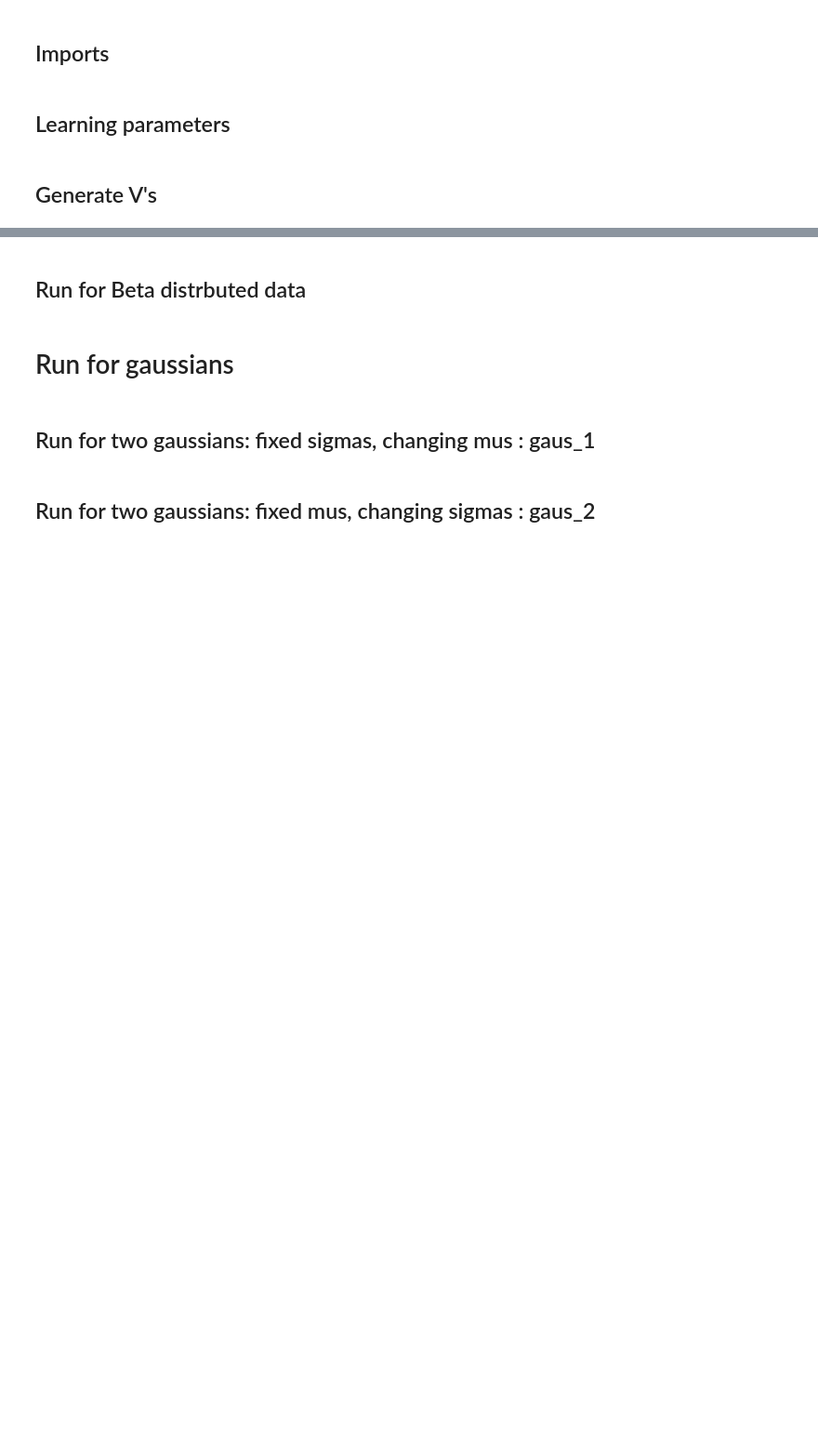
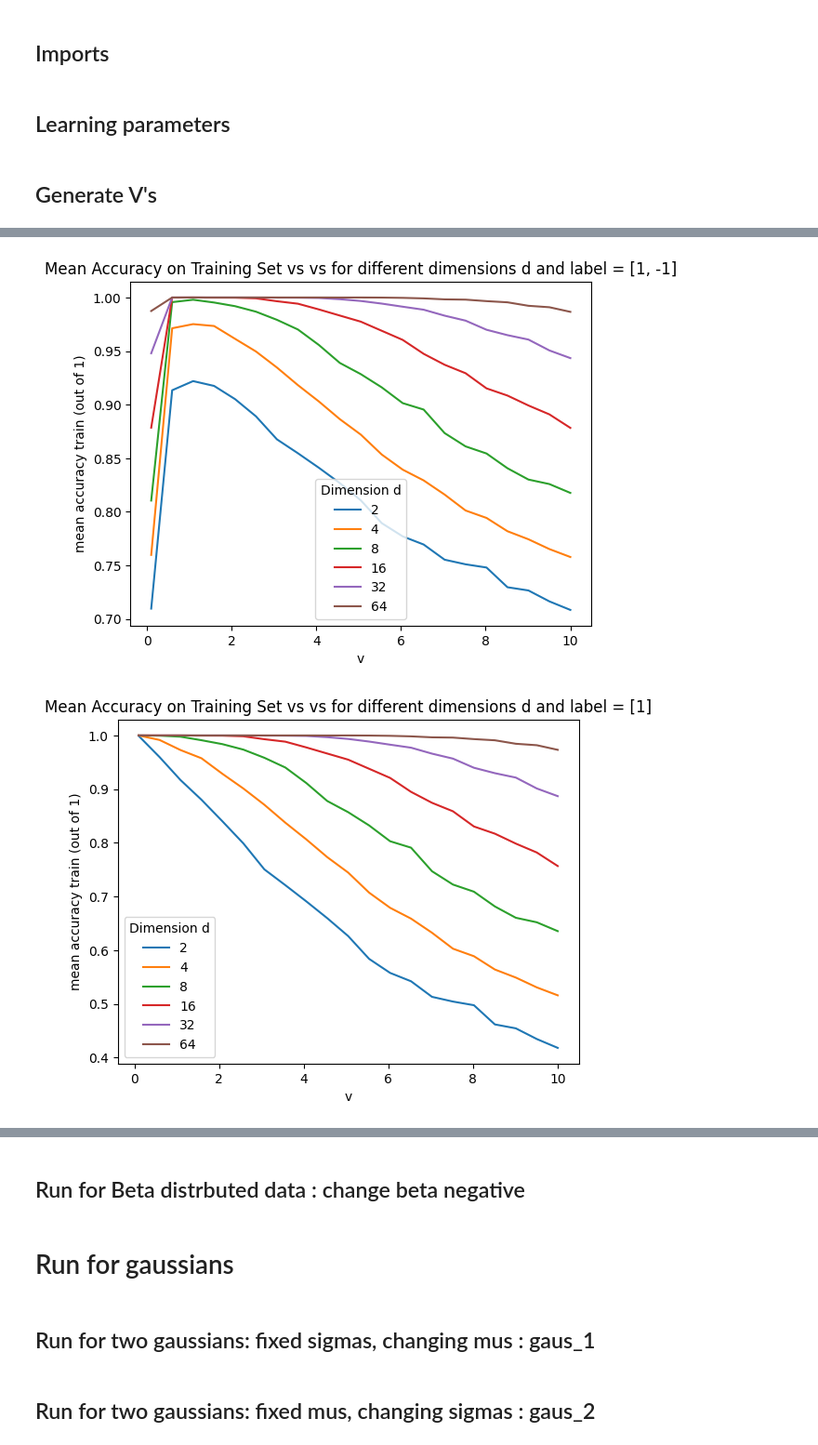
Before and after one commit to BML-Technion/accuracy_auctions, a Jupyter notebook: experiments_2.ipynb, the cells around one changed output, grey strips where cells are left out. Shown at 93% size. Drawn from its saved outputs; the diff is of its cells as text; code cells hidden in the pictures; blank space fills up the shorter version.

```diff
--- a/experiments_2.ipynb
+++ b/experiments_2.ipynb
@@ -48,0 +228,7 @@ def generate_v_data_2(n_neg, n_pos, rng = None):
+# %%
+plot_mean_accuracy_train(mega_df_gaus_v, var, labels = [1, -1])
+plot_mean_accuracy_train(mega_df_gaus_v, var, labels = [1])
+plot_mean_accuracy_train(mega_df_gaus_v, var, labels = [ -1])
+# %% [output]
+[figure, added]
+[figure, added]
@@ -49,2 +236,2 @@ def generate_v_data_2(n_neg, n_pos, rng = None):
 # %% [markdown]
-## Run for Beta distrbuted data
+## Run for Beta distrbuted data : change beta negative
```
Also changed, not shown: parts of 51 cells of this notebook, 6 other files.
